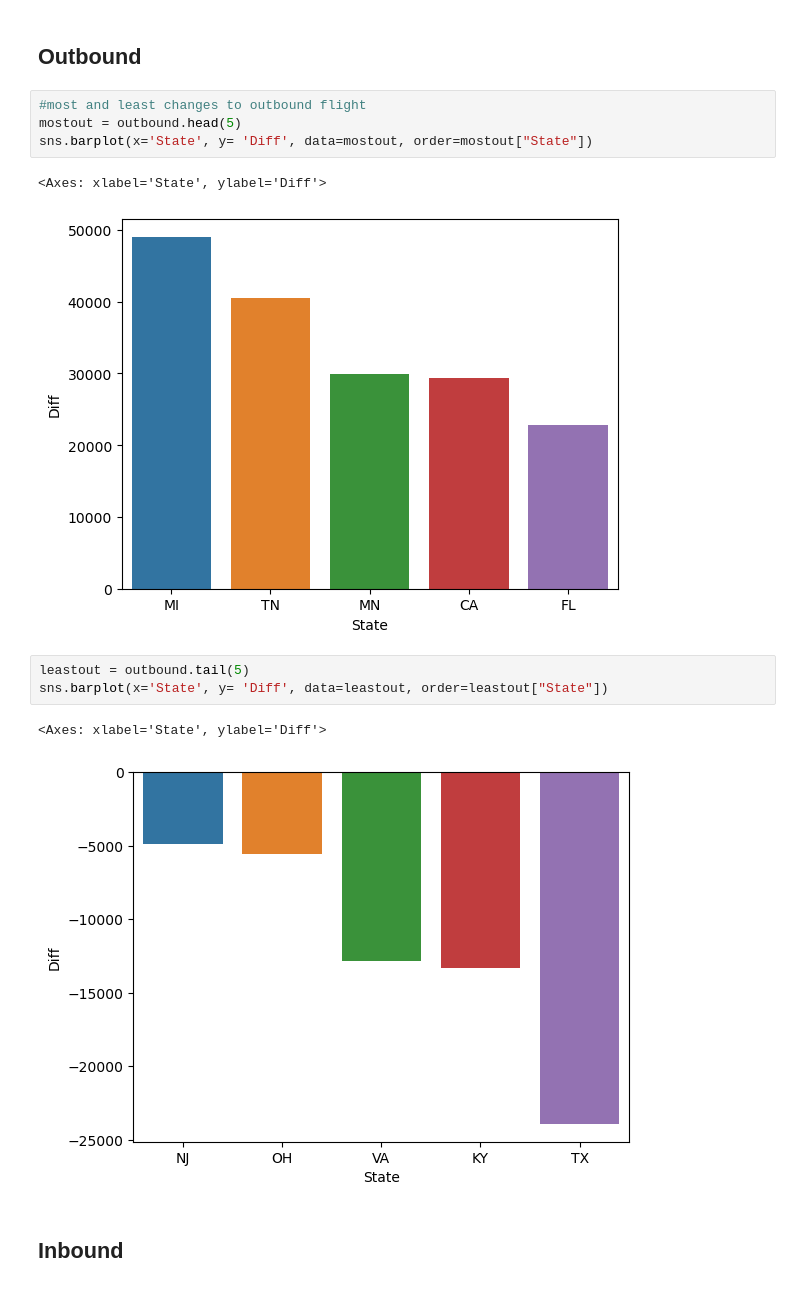
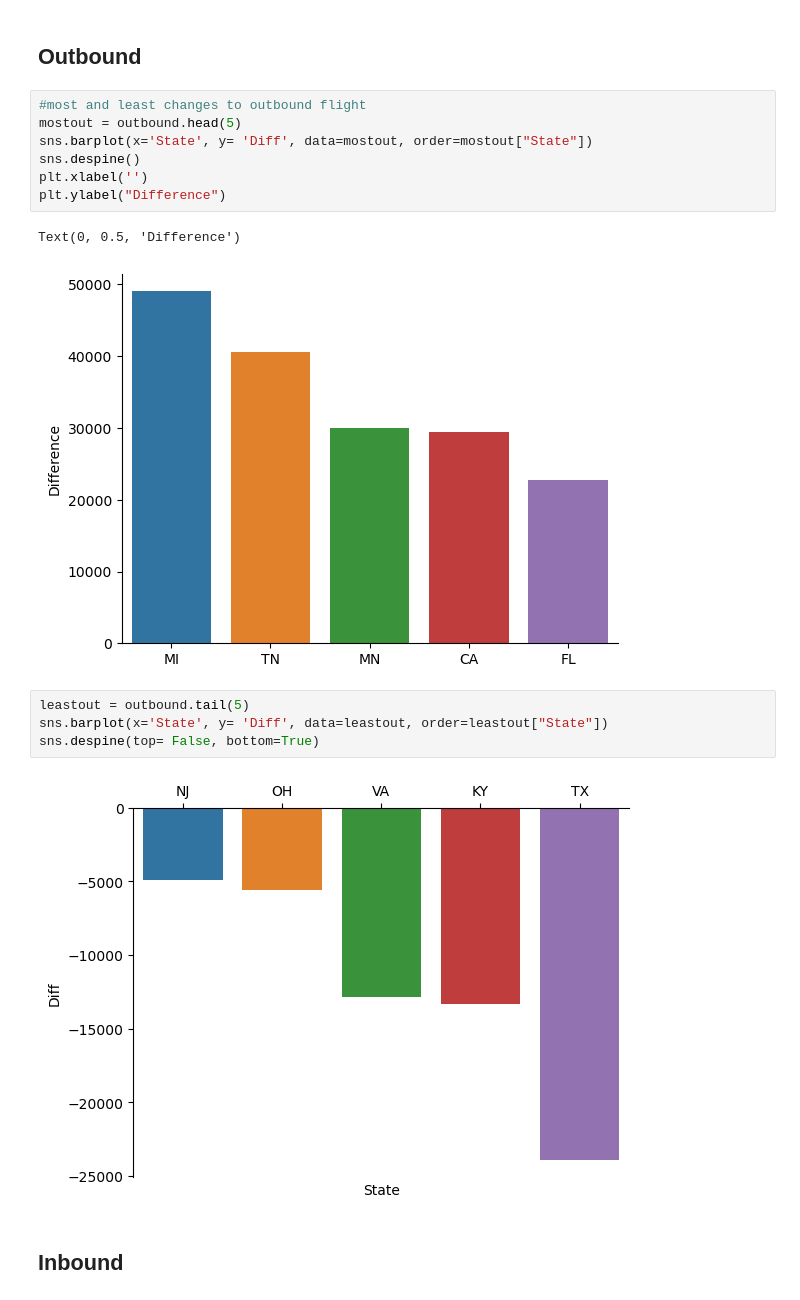
Before and after one commit to zxloo002/st2195cw, a Jupyter notebook: ZhiXian_Python.ipynb, the cells around one changed output. Saved outputs shown, nothing was run; the diff lists cells and outputs as text.

```diff
--- a/ZhiXian_Python.ipynb
+++ b/ZhiXian_Python.ipynb
@@ -286,16 +380,19 @@ inbound.tail(5)
 # %%
 #most and least changes to outbound flight
 mostout = outbound.head(5)
 sns.barplot(x='State', y= 'Diff', data=mostout, order=mostout["State"])
+sns.despine()
+plt.xlabel('')
+plt.ylabel("Difference")
 # %% [output]
-<Axes: xlabel='State', ylabel='Diff'>
+Text(0, 0.5, 'Difference')
-[figure, old version]
+[figure, new version]
 # %%
 leastout = outbound.tail(5)
 sns.barplot(x='State', y= 'Diff', data=leastout, order=leastout["State"])
+sns.despine(top= False, bottom=True)
 # %% [output]
-<Axes: xlabel='State', ylabel='Diff'>
-[figure, old version]
+[figure, new version]
 # %% [markdown]
 ## Inbound
 # %%
```
Also changed, not shown: parts of 10 cells of this notebook.
